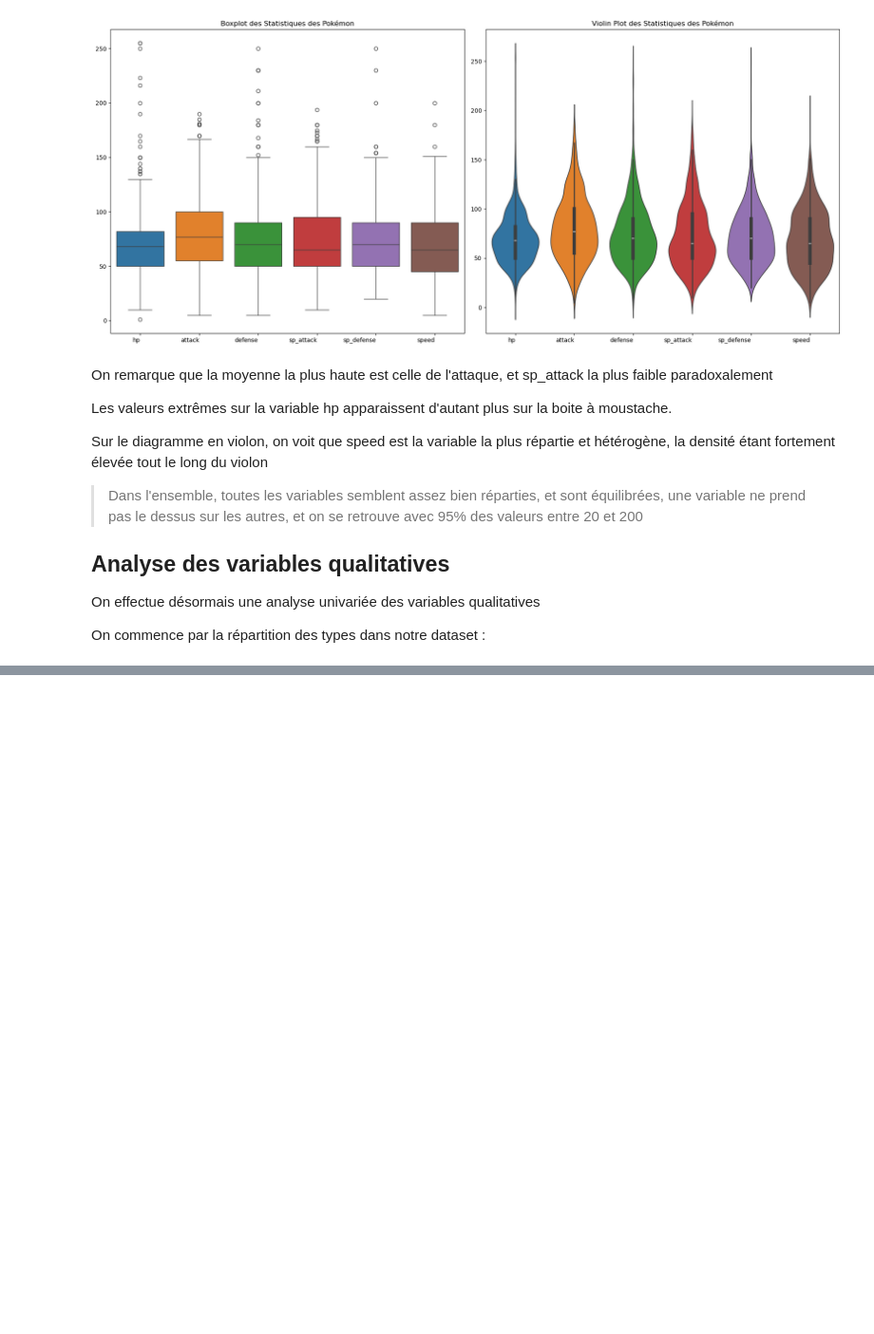
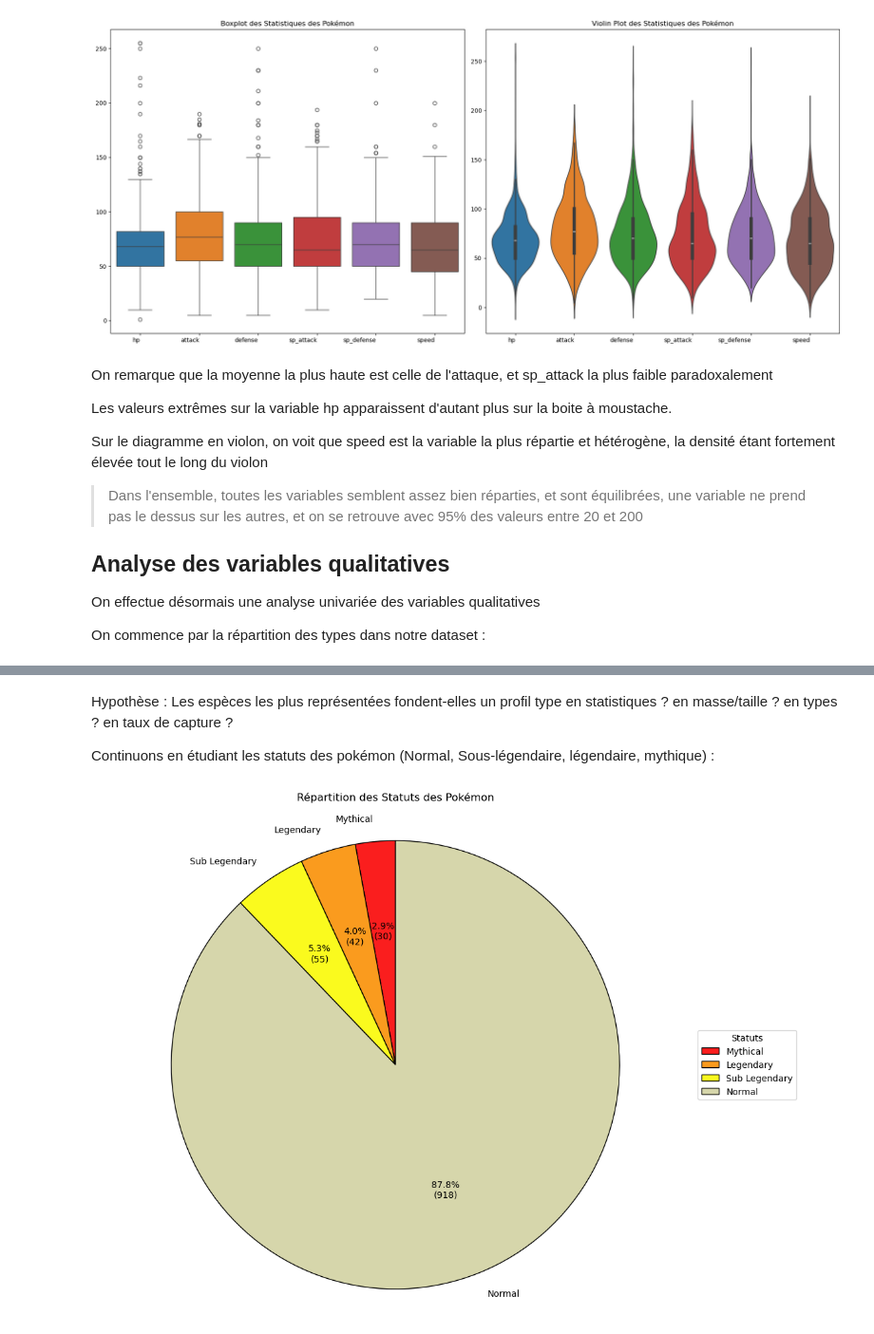
Before and after one commit to Furatus/4EDAP_Pokemon, a Jupyter notebook: Exploratory_analysis.ipynb, the cells around one changed output, grey strips where cells are left out. Shown at 95% size. Cells and saved outputs as stored; diff of their text form; code cells hidden in the pictures; blank space fills up the shorter version.

```diff
--- a/Exploratory_analysis.ipynb
+++ b/Exploratory_analysis.ipynb
@@ -414,0 +452,28 @@ plt.show()
+# %% [markdown]
+Hypothèse : Les espèces les plus représentées fondent-elles un profil type en statistiques ? en masse/taille ? en types ? en taux de capture ?
+
+Continuons en étudiant les statuts des pokémon (Normal, Sous-légendaire, légendaire, mythique) :
+# %%
+status_counts = dfPokemon['status'].value_counts()
+
+status_counts = status_counts.sort_values(ascending=True)
+
+status_colors = ['#fa1e1e','#fa9b1e','#fafa1e','#d6d6ab']
+
+def custom_autopct(pct, allvals):
+    total = sum(allvals)
+    val = int(round(pct * total / 100.0))
+    return f'{pct:.1f}%\n({val:d})'
+
+
+plt.figure(figsize=(12, 10))
+wedges, texts, autotexts = plt.pie(status_counts, labels=status_counts.index, autopct=lambda pct: custom_autopct(pct, status_counts), startangle=90, colors=status_colors, wedgeprops={'edgecolor': 'black'})
+plt.title('Répartition des Statuts des Pokémon', pad=20)
+plt.axis('equal')
+
+
+plt.legend(wedges, status_counts.index, title="Statuts", loc="center left", bbox_to_anchor=(1, 0, 0.5, 1))
+
+plt.show()
+# %% [output]
+[figure, added]
```
Also changed, not shown: parts of 11 cells of this notebook, 2 other files.
